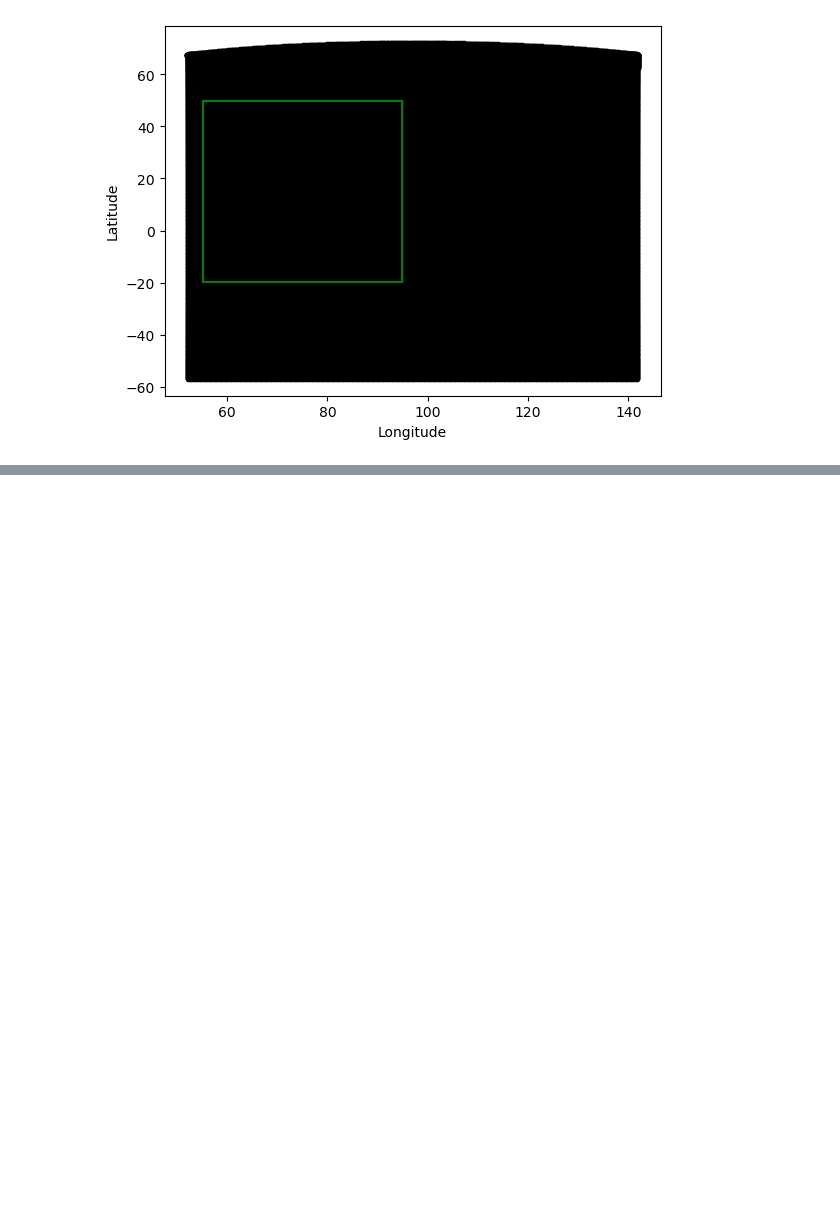
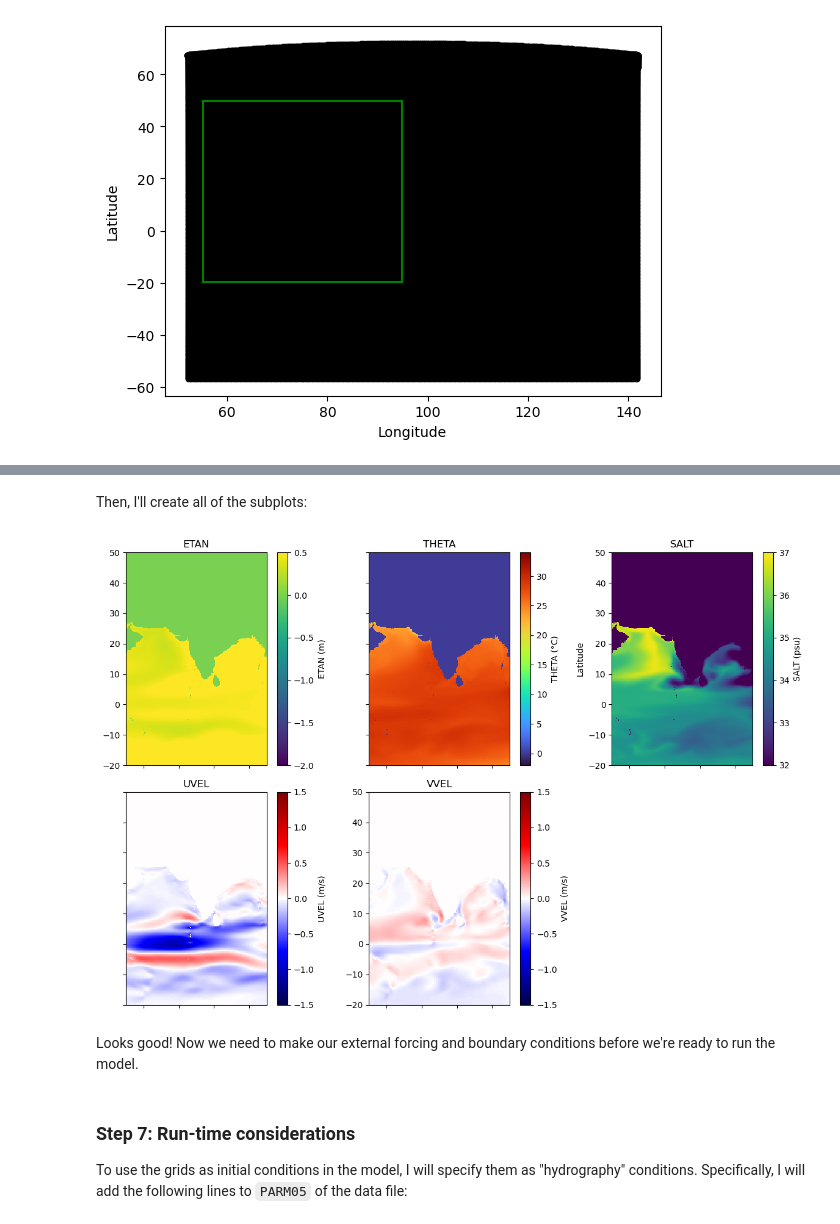
Before and after one commit to harsita-keerthi/ocean-modeling, a Jupyter notebook: project/notebooks/initial_conditions.ipynb, the cells around one changed output, grey strips where cells are left out. Cells and saved outputs as stored; diff of their text form; code cells hidden in the pictures; blank space fills up the shorter version.

Commit message:
updated initial conditions and notebook

```diff
--- a/project/notebooks/initial_conditions.ipynb
+++ b/project/notebooks/initial_conditions.ipynb
@@ -31,7 +70,7 @@ n_cols = 160
 
 # recreate the grids that will be used in the model
 xc = np.arange(xgOrigin+delX/2, xgOrigin+n_cols*delX, delX)
-yc = np.arange(ygOrigin+delY/2, ygOrigin+n_rows*delY, delY)
+yc = np.arange(ygOrigin+delY/2, ygOrigin+n_rows*delY+delY/2, delY)
 XC, YC = np.meshgrid(xc, yc)
 
 # read in the bathymetry file
@@ -301,10 +311,6 @@ Interpolating MXLDEPTH...
 # %%
-meta_dict = {
-    'ETAN':      [-2, 0.5, 'viridis', 'm'],        # sea surface height anomaly (meters)
-    'THETA':     [-2, 34, 'turbo', '°C'],             # potential temperature (°C)
-    'SALT':      [0, 39, 'viridis', 'psu'],         # salinity (practical salinity units)
-    'UVEL':      [-1.5, 1.5, 'seismic', 'm/s'],      # zonal velocity
-    'VVEL':      [-1.5, 1.5, 'seismic', 'm/s'],      # meeridional velocity
-    'WVEL':      [-0.0002, 0.0002, 'seismic', 'm/s'],    # vertical velocity (small values)
-    'MXLDEPTH':  [0, 285, 'plasma', 'm']             # mixed layer depth (meters)
-}
+meta_dict = {'ETAN':      [-2, 0.5, 'viridis', 'm'],
+            'THETA':     [-2, 34, 'turbo', '°C'],
+            'SALT':      [32, 37, 'viridis', 'psu'],
+            'UVEL':      [-1.5, 1.5, 'seismic', 'm/s'],
+            'VVEL':      [-1.5, 1.5, 'seismic', 'm/s']}
@@ -355,0 +317,46 @@ plt.show()
+# %% [markdown]
+Then, I'll create all of the subplots:
+# %%
+fig = plt.figure(figsize=(12,8))
+
+
+for i in range(len(variable_names)):
+    variable_name = variable_names[i]
+
+    CA_init_grid = np.fromfile(os.path.join(input_dir,variable_name+'_IC.bin'),'>f4')
+
+    if variable_name == 'ETAN':
+        CA_init_grid = CA_init_grid.reshape((np.shape(XC)[0], np.shape(XC)[1]))
+    else:
+        CA_init_grid = CA_init_grid.reshape((np.shape(delR)[0],np.shape(XC)[0], np.shape(XC)[1]))
+        CA_init_grid = CA_init_grid[0, :, :] # choose just the surface for plotting
+
+    plt.subplot(2,3,i+1)
+    C = plt.pcolormesh(XC, YC, CA_init_grid,
+                       vmin=meta_dict[variable_names[i]][0],
+                       vmax=meta_dict[variable_names[i]][1],
+                       cmap=meta_dict[variable_names[i]][2])
+    plt.colorbar(C, label=variable_names[i]+' ('+meta_dict[variable_names[i]][3]+')',fraction=0.26)
+
+    if i<5:
+        plt.gca().set_xticklabels([])
+    else:
+        plt.gca().set_xlabel('Longitude')
+    if i%2==1:
+        plt.gca().set_yticklabels([])
+    if i==7:
+        plt.gca().axis('off')
+    if i==2:
+        plt.gca().set_ylabel('Latitude')
+    plt.title(variable_name)
+
+plt.tight_layout()
+
+plt.show()
+# %% [output]
+[figure, added]
+# %% [markdown]
+Looks good! Now we need to make our external forcing and boundary conditions before we're ready to run the model.
+# %% [markdown]
+### Step 7: Run-time considerations
+To use the grids as initial conditions in the model, I will specify them as "hydrography" conditions. Specifically, I will add the following lines to `PARM05` of the data file:
```
Also changed, not shown: parts of 25 cells of this notebook.
